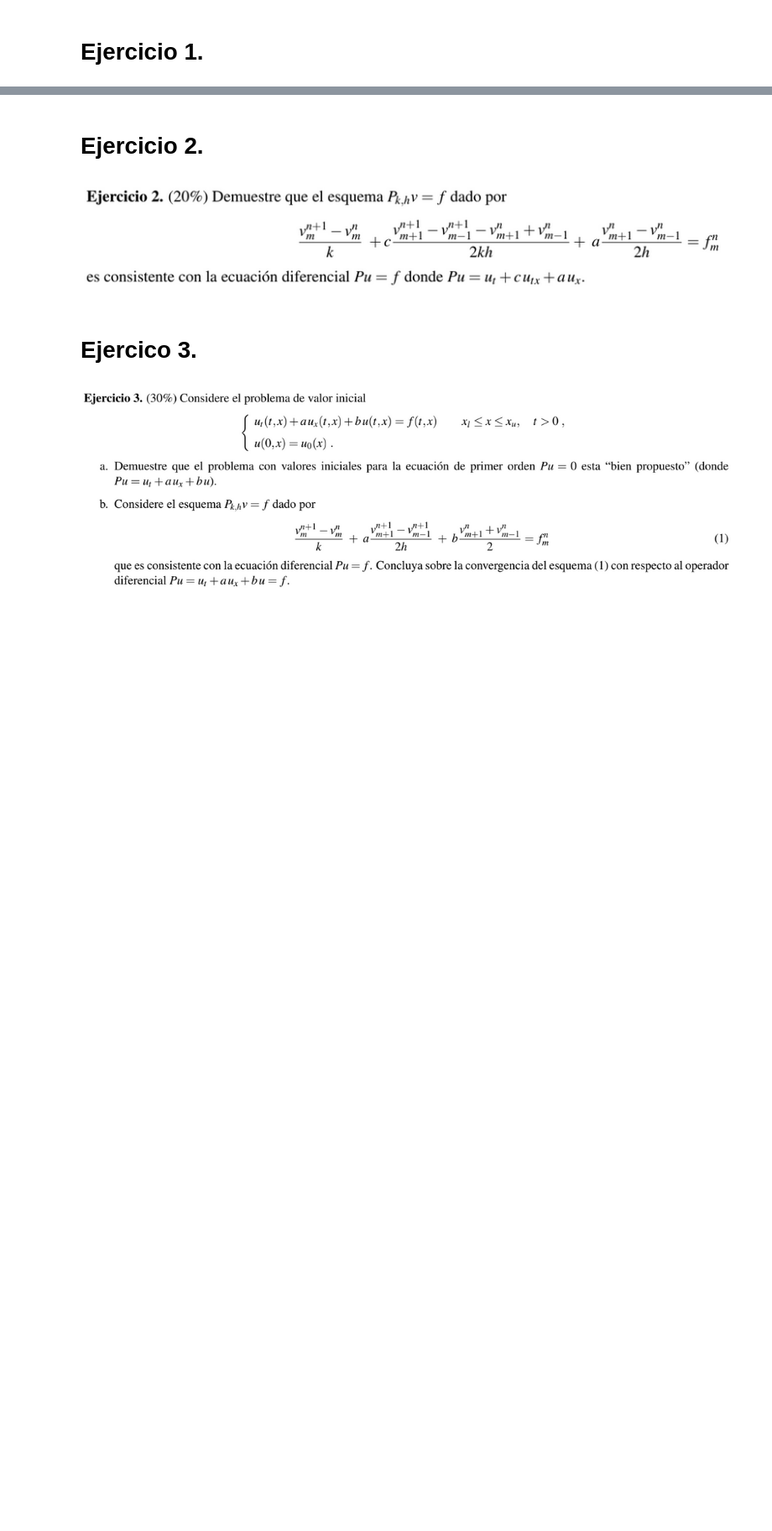
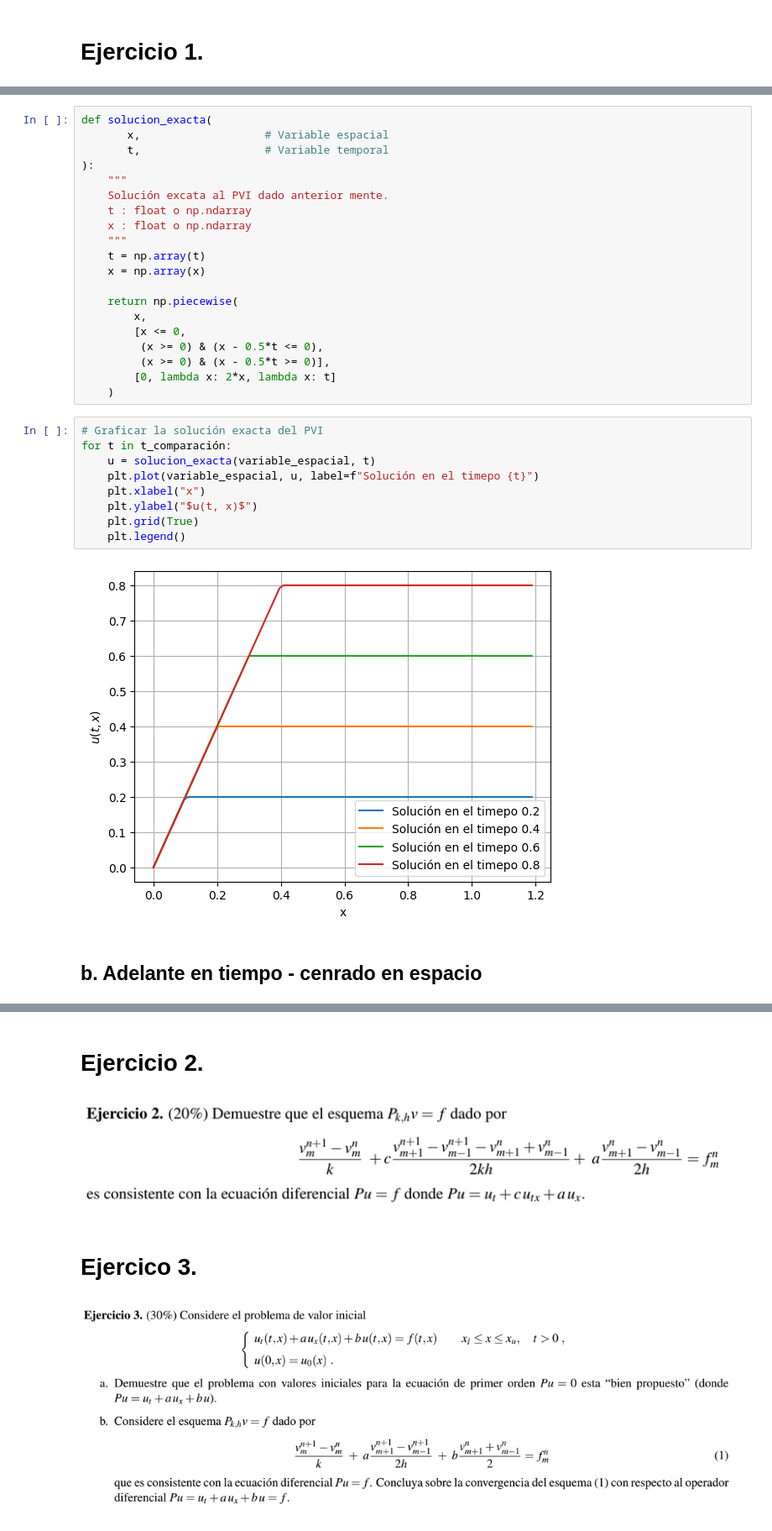
Before and after one commit to SamHuRo/solucion-numerica-de-EDP, a Jupyter notebook: Tareas/Tarea_02/Tarea_01-Samuel_Huertas.ipynb, the cells around one changed output, grey strips where cells are left out. Shown: that part at 84% size. Drawn from its saved outputs; the diff is of its cells as text; blank space fills up the shorter version.

```diff
--- a/Tareas/Tarea_02/Tarea_01-Samuel_Huertas.ipynb
+++ b/Tareas/Tarea_02/Tarea_01-Samuel_Huertas.ipynb
@@ -90,0 +178,33 @@ def animar_esquema(
+# %%
+def solucion_exacta(
+       x,                   # Variable espacial
+       t,                   # Variable temporal
+):
+    """
+    Solución excata al PVI dado anterior mente.
+    t : float o np.ndarray
+    x : float o np.ndarray
+    """
+    t = np.array(t)
+    x = np.array(x)
+
+    return np.piecewise(
+        x,
+        [x <= 0,
+         (x >= 0) & (x - 0.5*t <= 0),
+         (x >= 0) & (x - 0.5*t >= 0)],
+        [0, lambda x: 2*x, lambda x: t]
+    )
+# %%
+# Graficar la solución exacta del PVI
+for t in t_comparación:
+    u = solucion_exacta(variable_espacial, t)
+    plt.plot(variable_espacial, u, label=f"Solución en el timepo {t}")
+    plt.xlabel("x")
+    plt.ylabel("$u(t, x)$")
+    plt.grid(True)
+    plt.legend()
+# %% [output]
+[figure, added]
+# %% [markdown]
+## b. Adelante en tiempo - cenrado en espacio
```
Also changed, not shown: parts of 18 cells of this notebook, 2 other files.
